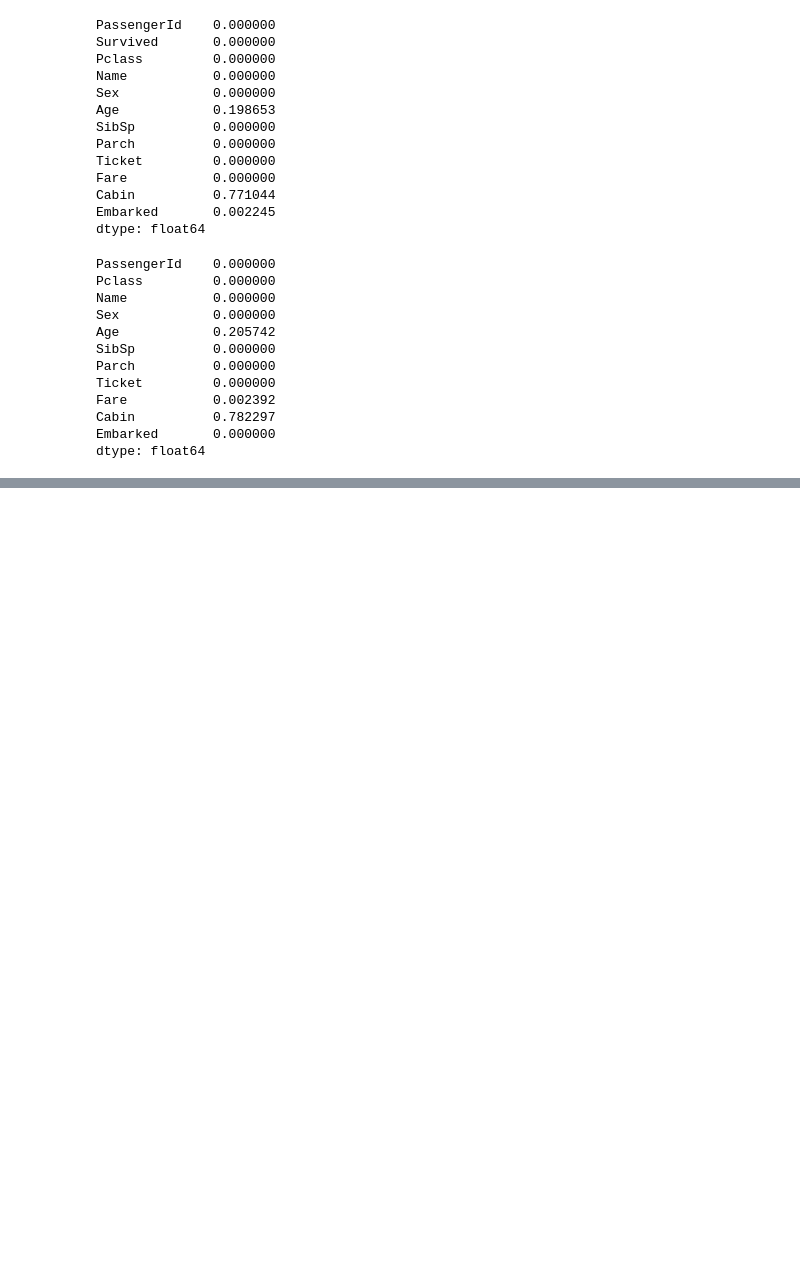
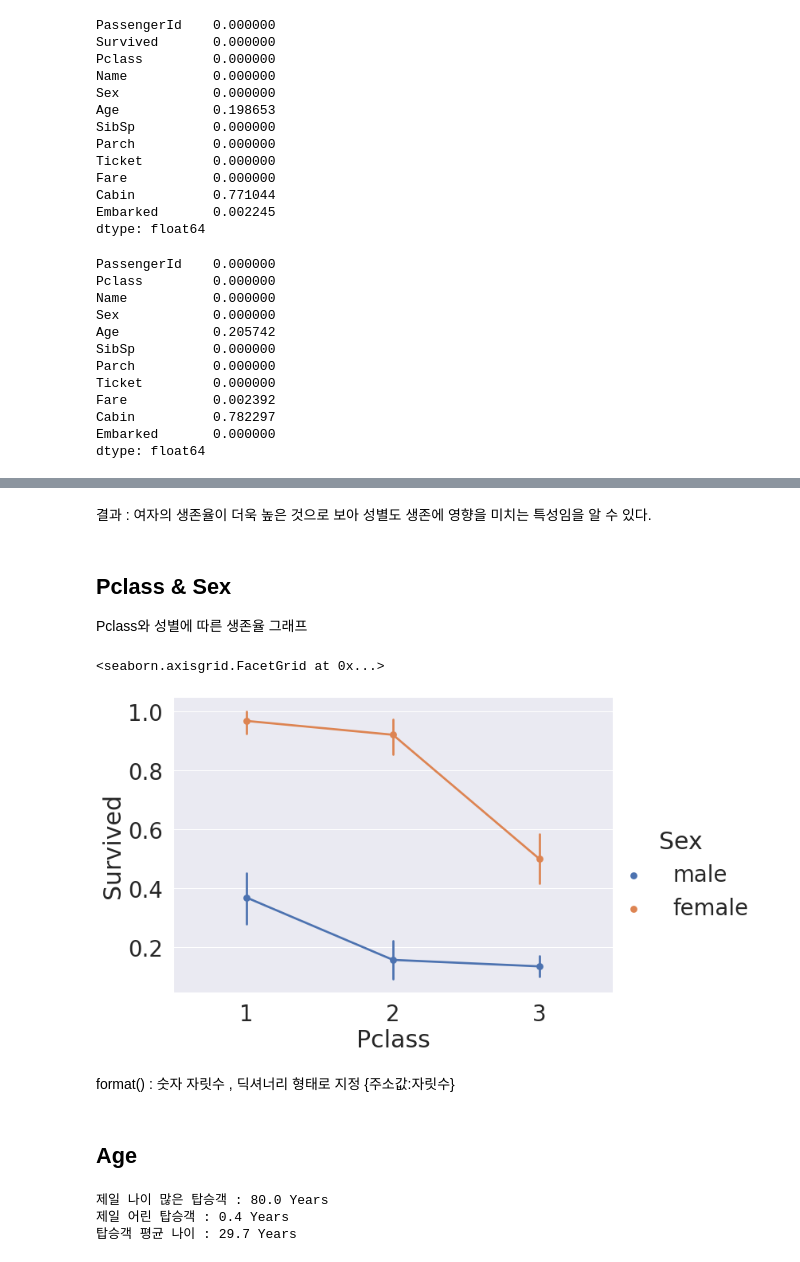
Before and after one commit to youngsoomoon/Titanic, a Jupyter notebook: Titanic.ipynb, the cells around one changed output, grey strips where cells are left out. Cells and saved outputs as stored; diff of their text form; code cells hidden in the pictures; blank space fills up the shorter version.

```diff
--- a/Titanic.ipynb
+++ b/Titanic.ipynb
@@ -162,0 +227,23 @@ df_train['Survived'].value_counts().plot.pie()
+# %% [markdown]
+결과 : 여자의 생존율이 더욱 높은 것으로 보아 성별도 생존에 영향을 미치는 특성임을 알 수 있다.
+# %% [markdown]
+## Pclass & Sex
+Pclass와 성별에 따른 생존율 그래프
+# %%
+sns.factorplot('Pclass', 'Survived', hue='Sex', data=df_train,
+               size=6, aspect=1.5)
+# %% [output]
+<seaborn.axisgrid.FacetGrid at 0x...>
+[figure, added]
+# %% [markdown]
+format() : 숫자 자릿수 , 딕셔너리 형태로 지정 {주소값:자릿수}
+# %% [markdown]
+## Age
+# %%
+print('제일 나이 많은 탑승객 : {:.1f} Years'.format(df_train['Age'].max()))
+print('제일 어린 탑승객 : {:.1f} Years'.format(df_train['Age'].min()))
+print('탑승객 평균 나이 : {:.1f} Years'.format(df_train['Age'].mean()))
+# %% [output]
+제일 나이 많은 탑승객 : 80.0 Years
+제일 어린 탑승객 : 0.4 Years
+탑승객 평균 나이 : 29.7 Years
```
Also changed, not shown: parts of 68 cells of this notebook.
